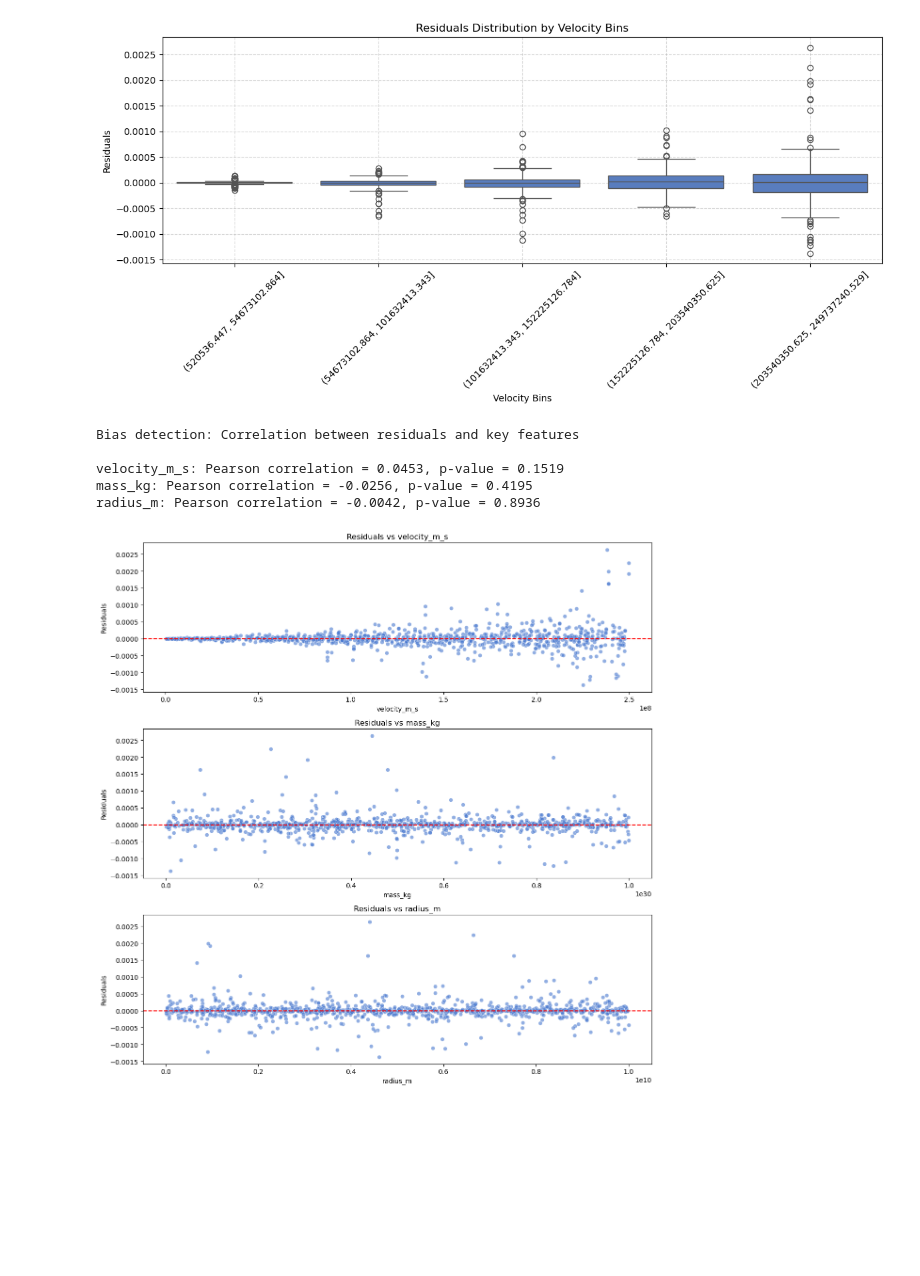
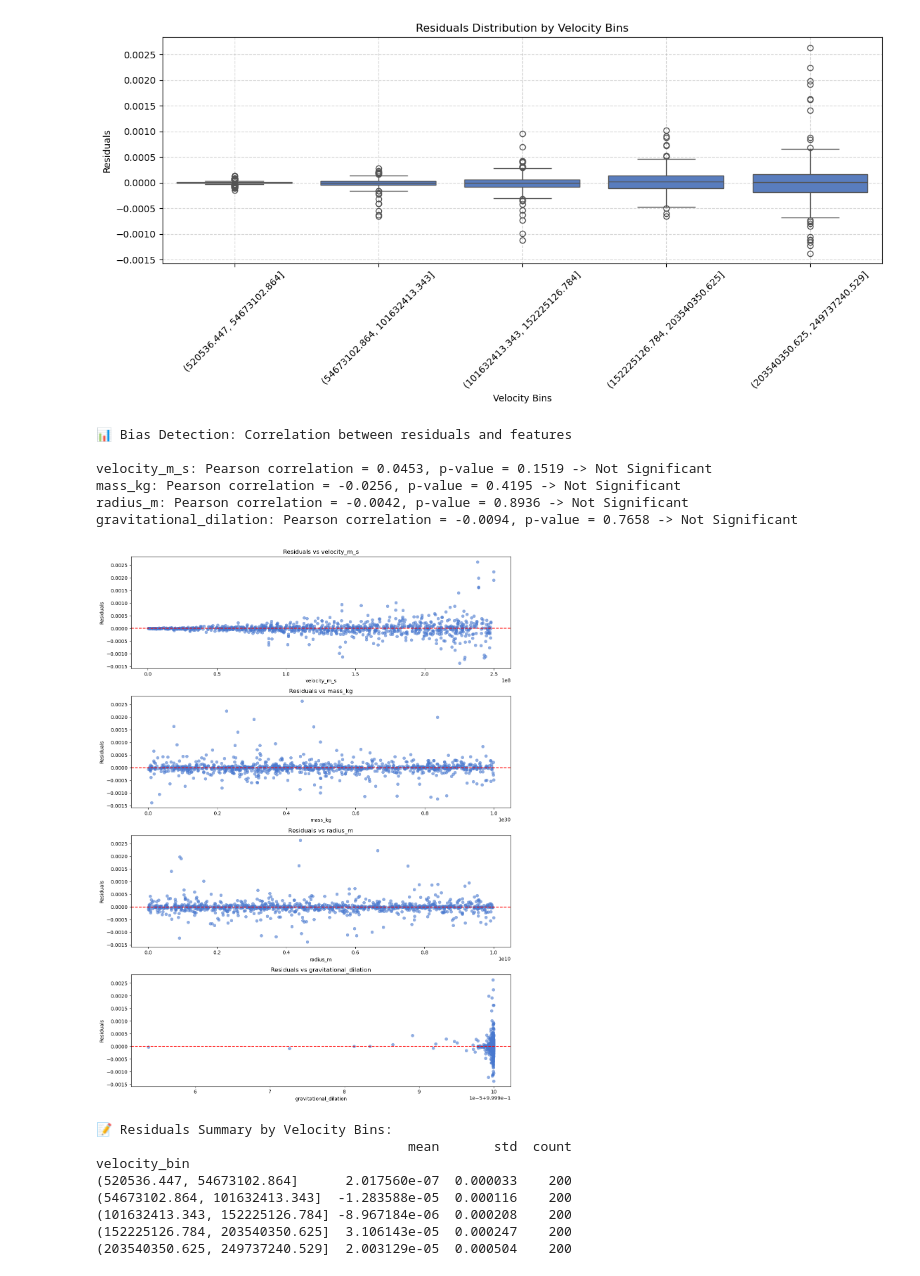
Before and after one commit to jobet1130/gravitime, a Jupyter notebook: notebooks/08_error_analysis.ipynb, the cells around one changed output. Drawn from its saved outputs; the diff is of its cells as text; code cells hidden in the pictures; blank space fills up the shorter version.

```diff
--- a/notebooks/08_error_analysis.ipynb
+++ b/notebooks/08_error_analysis.ipynb
@@ -140,30 +140,42 @@ plt.show()
 # %% [output]
 [figure]
 # %%
-features_to_check = ["velocity_m_s", "mass_kg", "radius_m"]
+features_to_check = ["velocity_m_s", "mass_kg", "radius_m", "gravitational_dilation"]
 
-print("Bias detection: Correlation between residuals and key features\n")
-
+print("📊 Bias Detection: Correlation between residuals and features\n")
 for feature in features_to_check:
     corr, pval = stats.pearsonr(df[feature], df["residuals"])
-    print(f"{feature}: Pearson correlation = {corr:.4f}, p-value = {pval:.4g}")
+    signif = "Significant" if pval < 0.05 else "Not Significant"
+    print(f"{feature}: Pearson correlation = {corr:.4f}, p-value = {pval:.4g} -> {signif}")
 
 plt.figure(figsize=(12, 4 * len(features_to_check)))
-
 for i, feature in enumerate(features_to_check, 1):
     plt.subplot(len(features_to_check), 1, i)
-    sns.scatterplot(x=df[feature], y=df["residuals"], alpha=0.6)
+    sns.scatterplot(x=df[feature], y=df["residuals"], alpha=0.6, edgecolor=None)
+    plt.axhline(0, color='red', linestyle='--')
     plt.title(f"Residuals vs {feature}")
     plt.xlabel(feature)
     plt.ylabel("Residuals")
-    plt.axhline(0, color='red', linestyle='--')
-
 plt.tight_layout()
 plt.show()
+
+df["velocity_bin"] = pd.qcut(df["velocity_m_s"], q=5, duplicates='drop')
+summary = df.groupby("velocity_bin", observed=True)["residuals"].agg(["mean", "std", "count"])
+print("\n📝 Residuals Summary by Velocity Bins:")
+print(summary)
 # %% [output]
-Bias detection: Correlation between residuals and key features
+📊 Bias Detection: Correlation between residuals and features
 
-velocity_m_s: Pearson correlation = 0.0453, p-value = 0.1519
-mass_kg: Pearson correlation = -0.0256, p-value = 0.4195
-radius_m: Pearson correlation = -0.0042, p-value = 0.8936
+velocity_m_s: Pearson correlation = 0.0453, p-value = 0.1519 -> Not Significant
+mass_kg: Pearson correlation = -0.0256, p-value = 0.4195 -> Not Significant
+radius_m: Pearson correlation = -0.0042, p-value = 0.8936 -> Not Significant
+gravitational_dilation: Pearson correlation = -0.0094, p-value = 0.7658 -> Not Significant
-[figure, old version]
+[figure, new version]
+📝 Residuals Summary by Velocity Bins:
+                                        mean       std  count
+velocity_bin
+(520536.447, 54673102.864]      2.017560e-07  0.000033    200
+(54673102.864, 101632413.343]  -1.283588e-05  0.000116    200
+(101632413.343, 152225126.784] -8.967184e-06  0.000208    200
+(152225126.784, 203540350.625]  3.106143e-05  0.000247    200
+(203540350.625, 249737240.529]  2.003129e-05  0.000504    200
```
Also changed, not shown: parts of 3 cells of this notebook.
